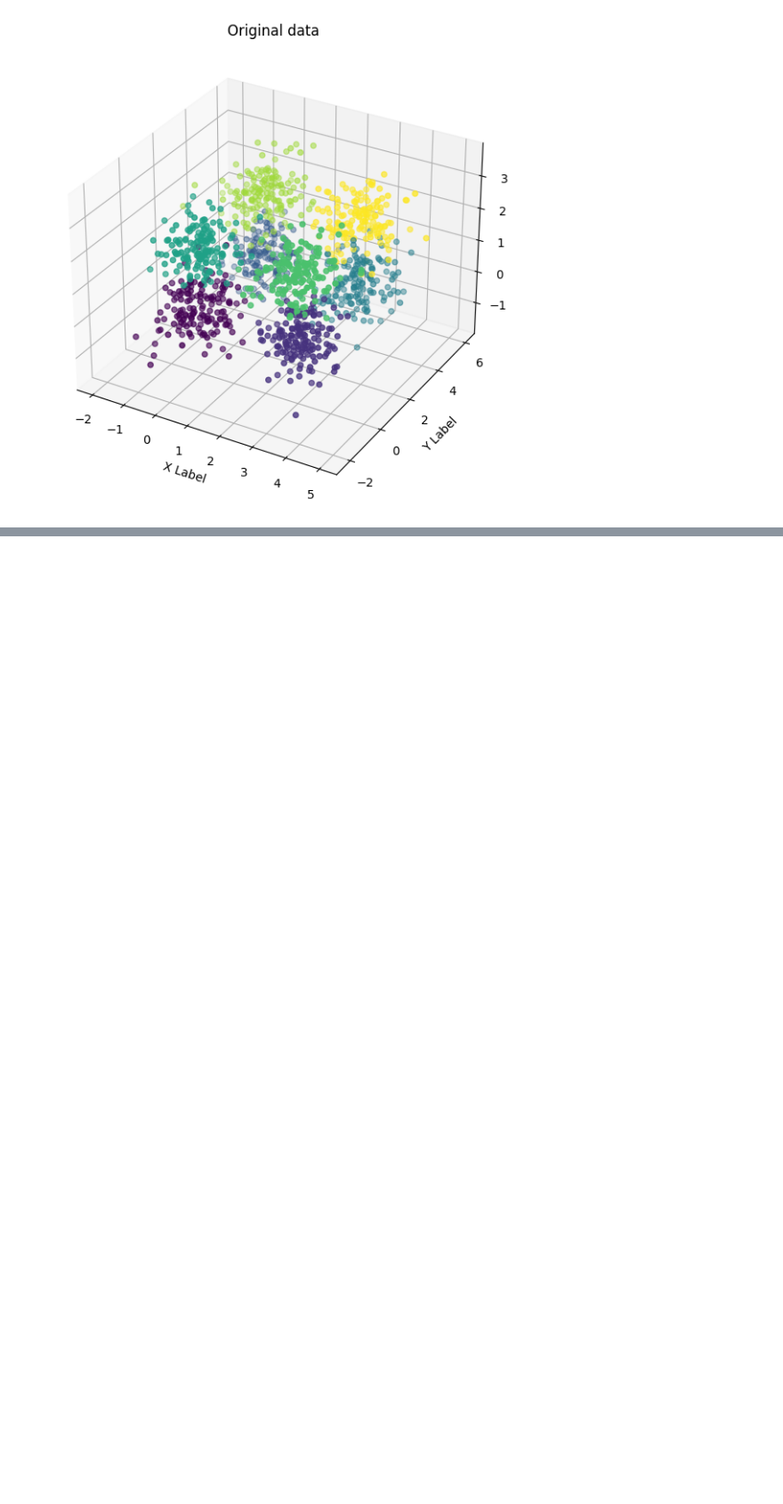
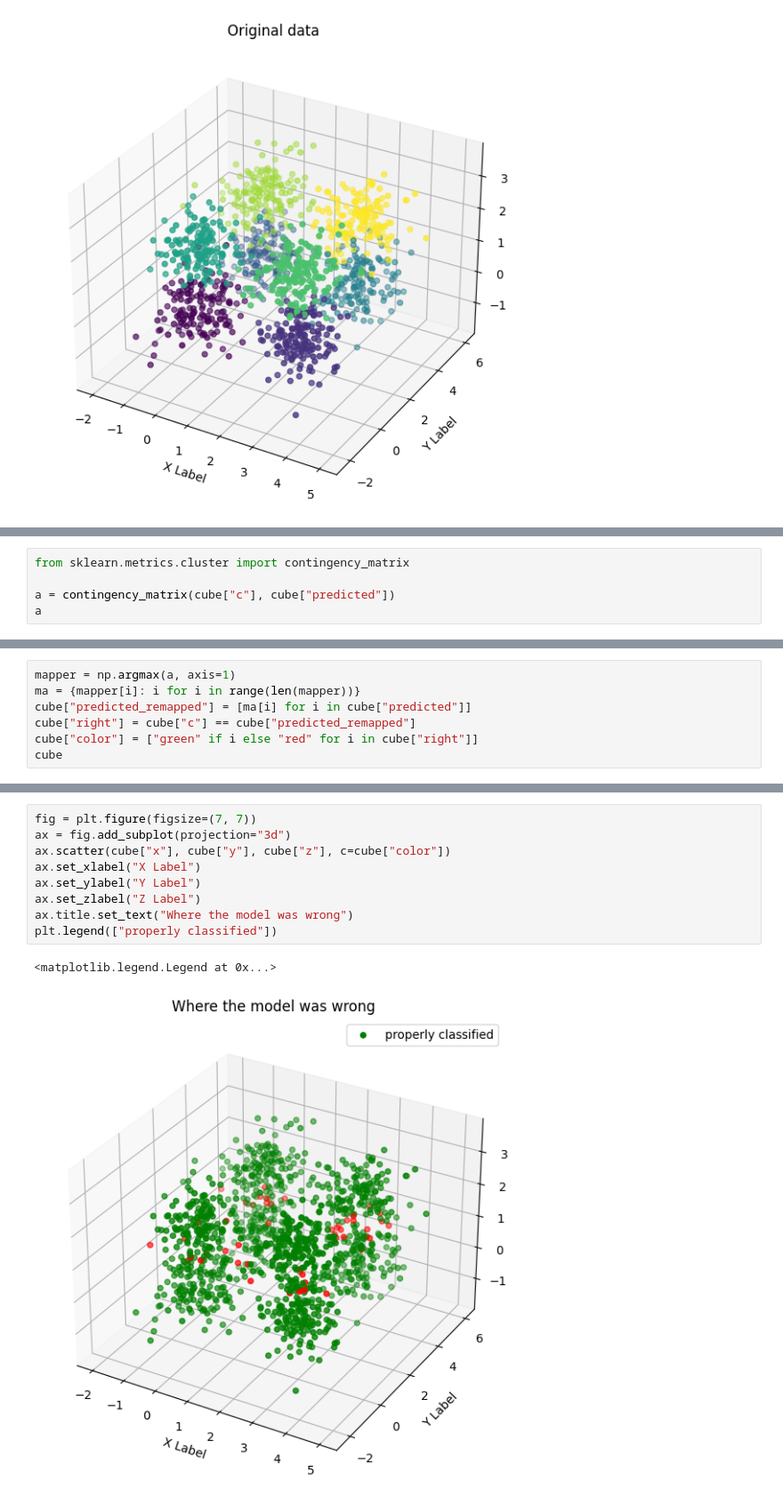
Before and after one commit to nizwant/methods_of_computational_intelligence, a Jupyter notebook: KohonenNetworks/KOH1.ipynb, the cells around one changed output, grey strips where cells are left out. Shown at 89% size. Saved outputs shown, nothing was run; the diff lists cells and outputs as text; blank space fills up the shorter version.

```diff
--- a/KohonenNetworks/KOH1.ipynb
+++ b/KohonenNetworks/KOH1.ipynb
@@ -160,0 +164,5 @@ ax.title.set_text("Predicted data")
+# %%
+from sklearn.metrics.cluster import contingency_matrix
+
+a = contingency_matrix(cube["c"], cube["predicted"])
+a
@@ -160,0 +178,7 @@ ax.title.set_text("Predicted data")
+# %%
+mapper = np.argmax(a, axis=1)
+ma = {mapper[i]: i for i in range(len(mapper))}
+cube["predicted_remapped"] = [ma[i] for i in cube["predicted"]]
+cube["right"] = cube["c"] == cube["predicted_remapped"]
+cube["color"] = ["green" if i else "red" for i in cube["right"]]
+cube
@@ -160,0 +199,12 @@ ax.title.set_text("Predicted data")
+# %%
+fig = plt.figure(figsize=(7, 7))
+ax = fig.add_subplot(projection="3d")
+ax.scatter(cube["x"], cube["y"], cube["z"], c=cube["color"])
+ax.set_xlabel("X Label")
+ax.set_ylabel("Y Label")
+ax.set_zlabel("Z Label")
+ax.title.set_text("Where the model was wrong")
+plt.legend(["properly classified"])
+# %% [output]
+<matplotlib.legend.Legend at 0x...>
+[figure, added]
```
Also changed, not shown: parts of 6 cells of this notebook.
